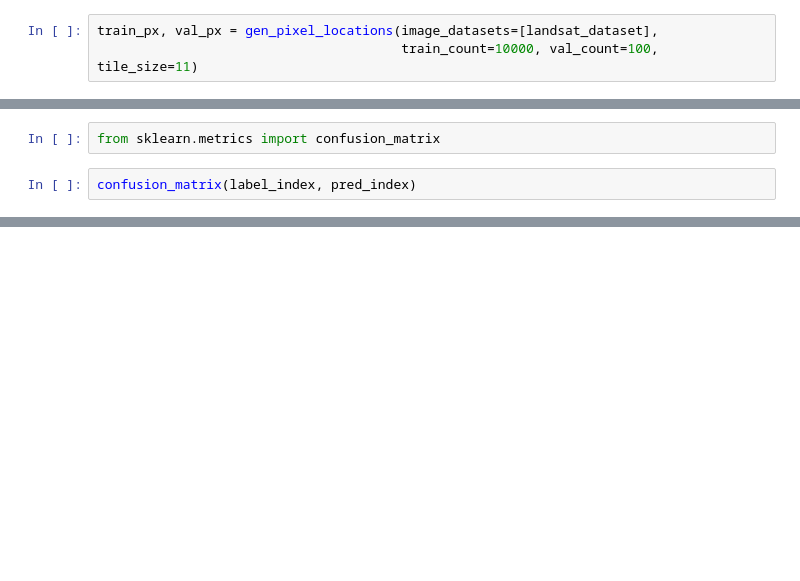
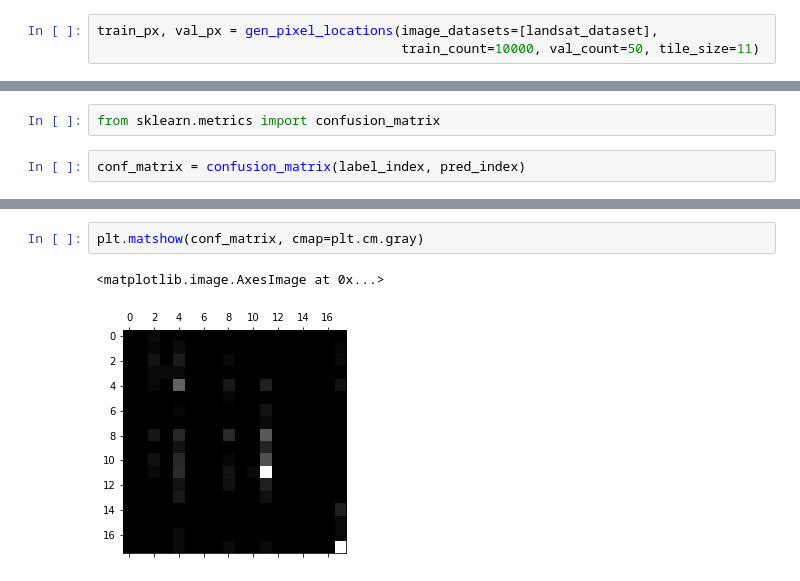
Before and after one commit to patrickcgray/landcover_rcnn, a Jupyter notebook: Basic CNN Setup.ipynb, the cells around one changed output, grey strips where cells are left out. Cells and saved outputs as stored; diff of their text form; blank space fills up the shorter version.

Commit message:
minor changes and conf matrix

```diff
--- a/Basic CNN Setup.ipynb
+++ b/Basic CNN Setup.ipynb
@@ -256,7 +271,7 @@ _________________________________________________________________
 #### Generate the train/validation pixel locations to train with
 # %%
 train_px, val_px = gen_pixel_locations(image_datasets=[landsat_dataset],
-                                       train_count=10000, val_count=100, tile_size=11)
+                                       train_count=10000, val_count=50, tile_size=11)
 # %% [markdown]
 #### set up the remaining model hyperparameters and compile
 # %%
@@ -392,4 +411,4 @@ array([[0., 0., 0., ..., 0., 0., 0.],
 # %%
 from sklearn.metrics import confusion_matrix
 # %%
-confusion_matrix(label_index, pred_index)
+conf_matrix = confusion_matrix(label_index, pred_index)
@@ -411,0 +435,5 @@ array([[ 0,  0,  0,  3,  0,  0,  0,  0,  0,  0,  0,  0,  0,  0,  0],
+# %%
+plt.matshow(conf_matrix, cmap=plt.cm.gray)
+# %% [output]
+<matplotlib.image.AxesImage at 0x...>
+[figure, added]
```
Also changed, not shown: parts of 20 cells of this notebook, 2 other files.
